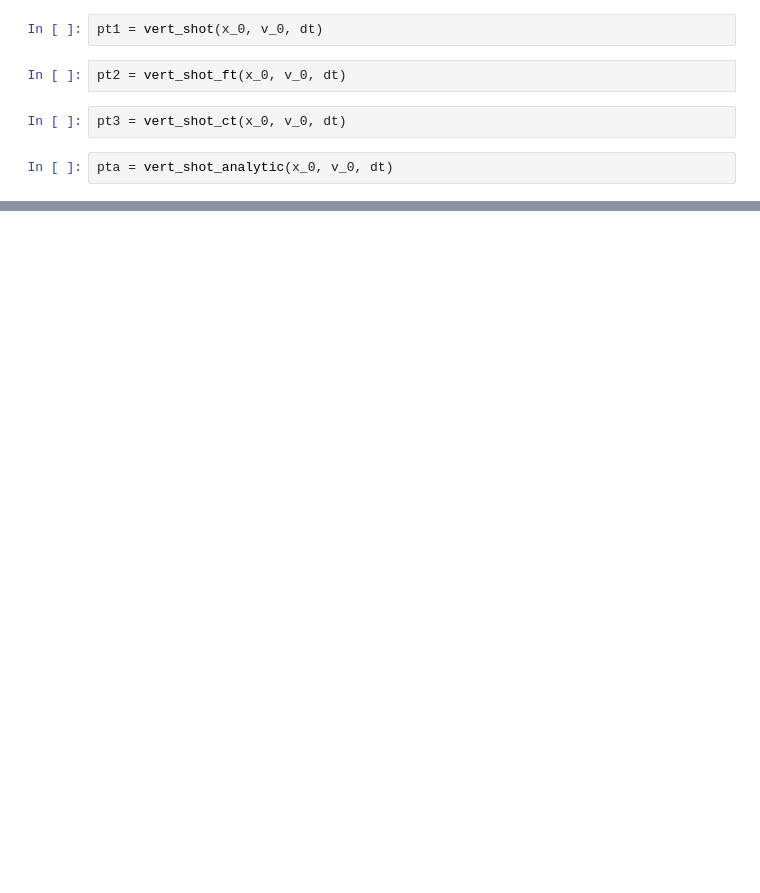
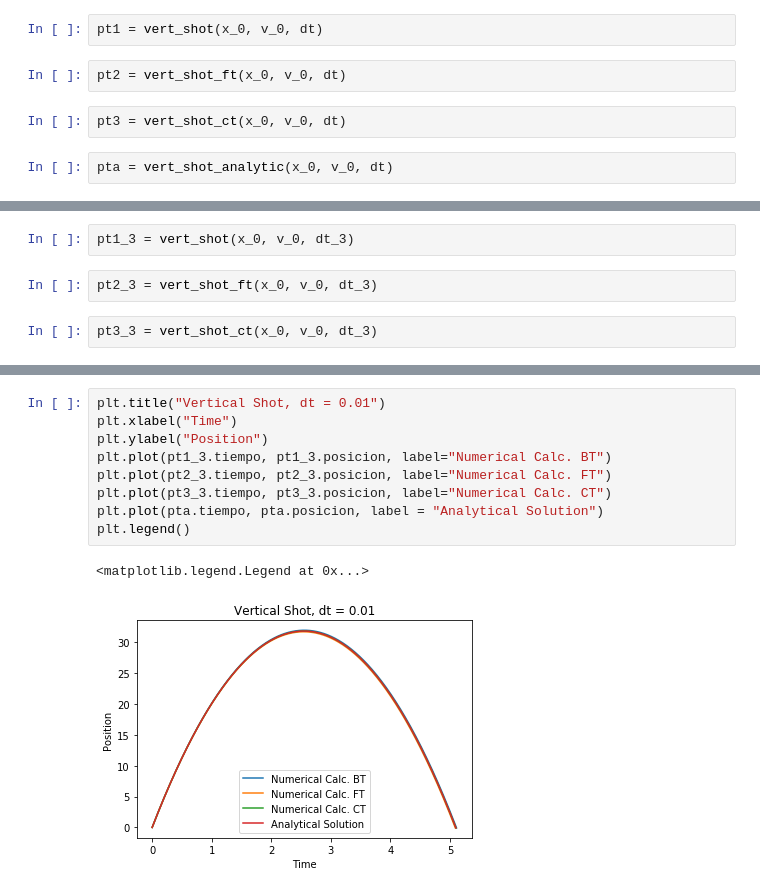
Before and after one commit to Erless/f.comp, a Jupyter notebook: notebook/proves.ipynb, the cells around one changed output, grey strips where cells are left out. Cells and saved outputs as stored; diff of their text form; blank space fills up the shorter version.

```diff
--- a/notebook/proves.ipynb
+++ b/notebook/proves.ipynb
@@ -101 +101,7 @@ pta = vert_shot_analytic(x_0, v_0, dt)
+# %%
+pt1_3 = vert_shot(x_0, v_0, dt_3)
+# %%
+pt2_3 = vert_shot_ft(x_0, v_0, dt_3)
+# %%
+pt3_3 = vert_shot_ct(x_0, v_0, dt_3)
 # %%
@@ -116,0 +131,12 @@ pt1.posicion[-2:]
+# %%
+plt.title("Vertical Shot, dt = 0.01")
+plt.xlabel("Time")
+plt.ylabel("Position")
+plt.plot(pt1_3.tiempo, pt1_3.posicion, label="Numerical Calc. BT")
+plt.plot(pt2_3.tiempo, pt2_3.posicion, label="Numerical Calc. FT")
+plt.plot(pt3_3.tiempo, pt3_3.posicion, label="Numerical Calc. CT")
+plt.plot(pta.tiempo, pta.posicion, label = "Analytical Solution")
+plt.legend()
+# %% [output]
+<matplotlib.legend.Legend at 0x...>
+[figure, added]
```
Also changed, not shown: parts of 11 cells of this notebook, 3 other files.
